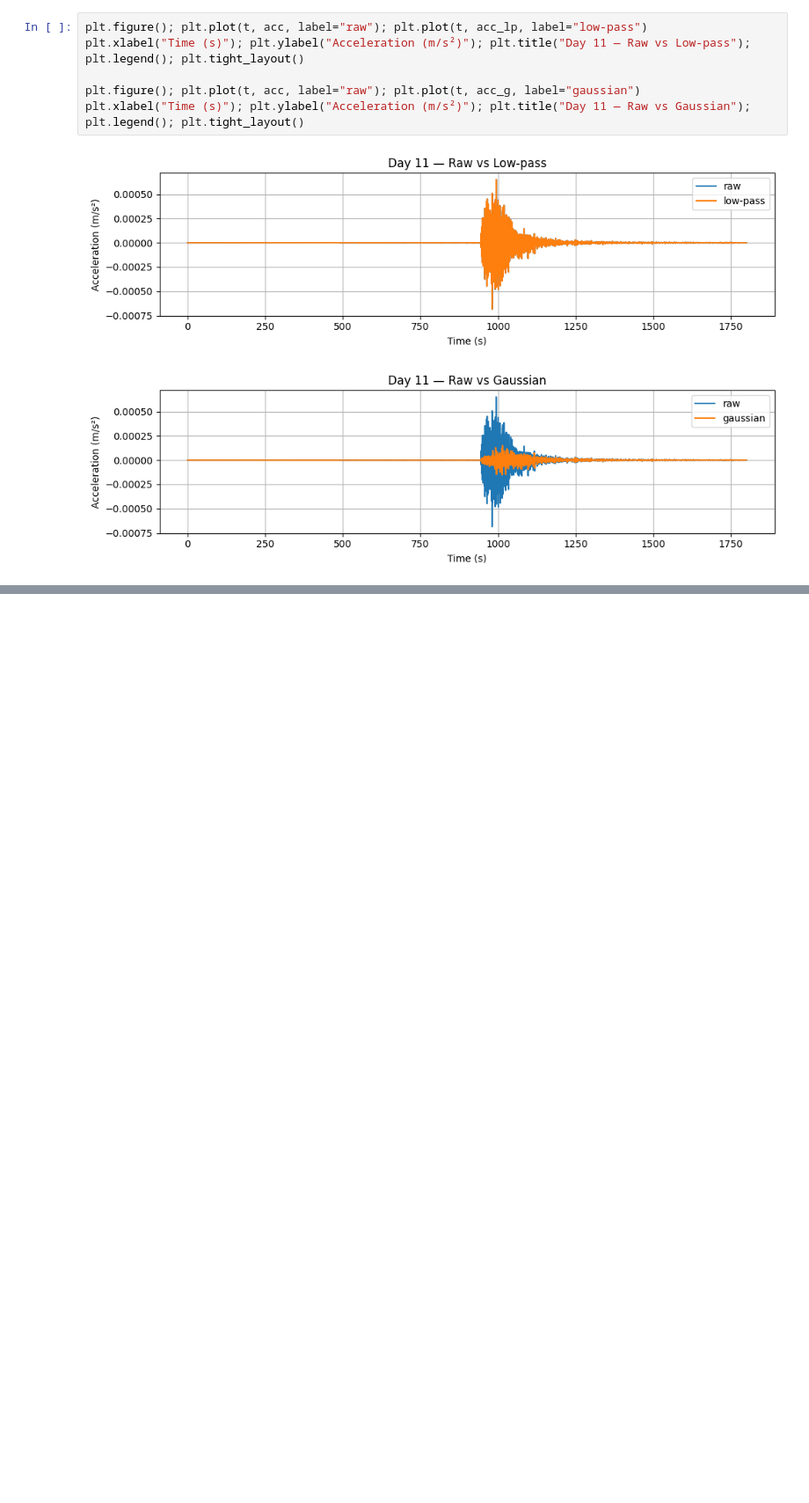
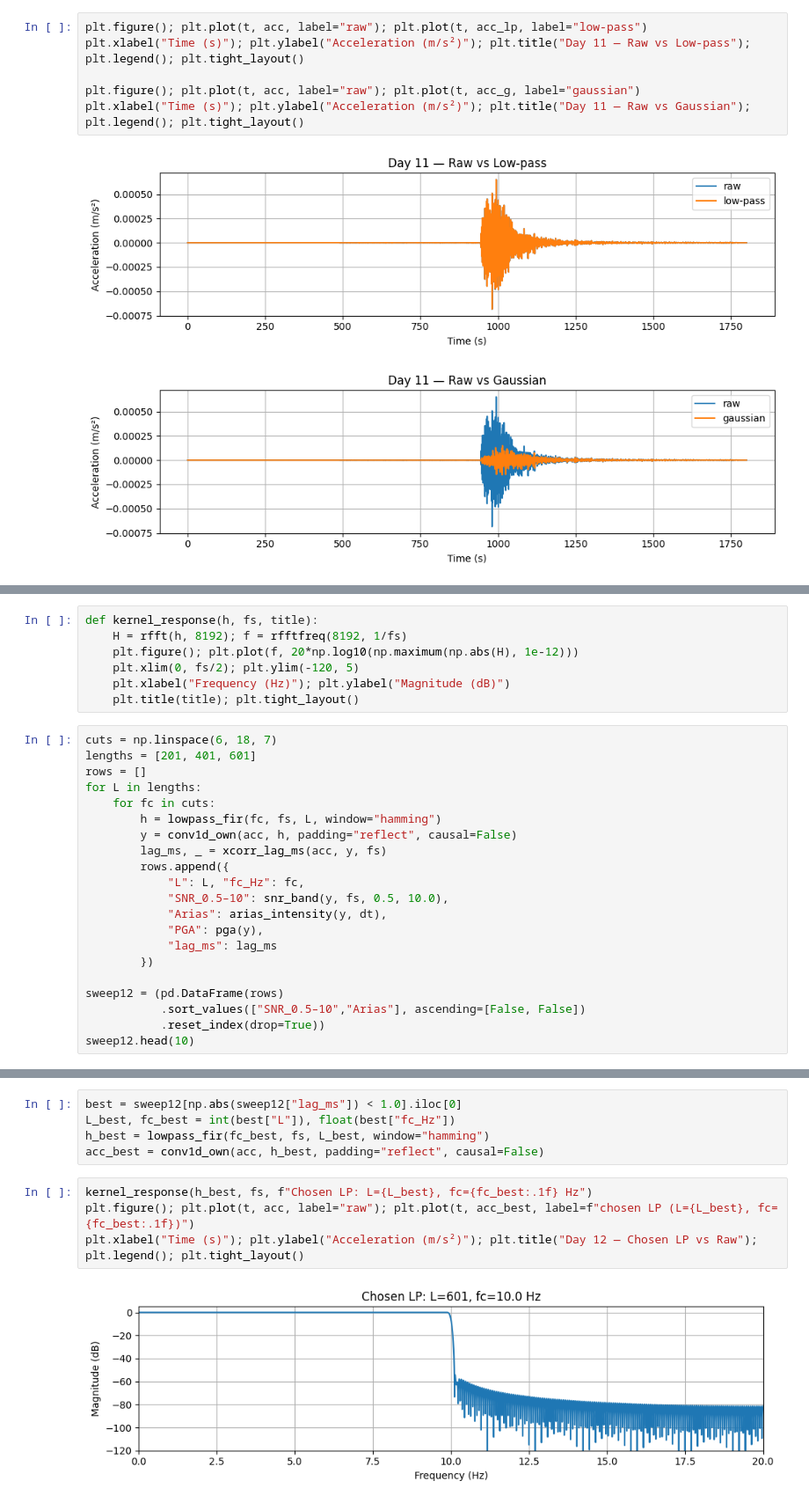
Before and after one commit to infamousperi/GBSV_MC, a Jupyter notebook: MC1/Convolution_Filtering_in_the_Spatial_Domain.ipynb, the cells around one changed output, grey strips where cells are left out. Shown at 88% size. Cells and saved outputs as stored; diff of their text form; blank space fills up the shorter version.

```diff
--- a/MC1/Convolution_Filtering_in_the_Spatial_Domain.ipynb
+++ b/MC1/Convolution_Filtering_in_the_Spatial_Domain.ipynb
@@ -394,0 +397,28 @@ plt.xlabel("Time (s)"); plt.ylabel("Acceleration (m/s²)"); plt.title("Day 11
+# %%
+def kernel_response(h, fs, title):
+    H = rfft(h, 8192); f = rfftfreq(8192, 1/fs)
+    plt.figure(); plt.plot(f, 20*np.log10(np.maximum(np.abs(H), 1e-12)))
+    plt.xlim(0, fs/2); plt.ylim(-120, 5)
+    plt.xlabel("Frequency (Hz)"); plt.ylabel("Magnitude (dB)")
+    plt.title(title); plt.tight_layout()
+# %%
+cuts = np.linspace(6, 18, 7)
+lengths = [201, 401, 601]
+rows = []
+for L in lengths:
+    for fc in cuts:
+        h = lowpass_fir(fc, fs, L, window="hamming")
+        y = conv1d_own(acc, h, padding="reflect", causal=False)
+        lag_ms, _ = xcorr_lag_ms(acc, y, fs)
+        rows.append({
+            "L": L, "fc_Hz": fc,
+            "SNR_0.5–10": snr_band(y, fs, 0.5, 10.0),
+            "Arias": arias_intensity(y, dt),
+            "PGA": pga(y),
+            "lag_ms": lag_ms
+        })
+
+sweep12 = (pd.DataFrame(rows)
+           .sort_values(["SNR_0.5–10","Arias"], ascending=[False, False])
+           .reset_index(drop=True))
+sweep12.head(10)
@@ -394,0 +437,11 @@ plt.xlabel("Time (s)"); plt.ylabel("Acceleration (m/s²)"); plt.title("Day 11
+# %%
+best = sweep12[np.abs(sweep12["lag_ms"]) < 1.0].iloc[0]
+L_best, fc_best = int(best["L"]), float(best["fc_Hz"])
+h_best = lowpass_fir(fc_best, fs, L_best, window="hamming")
+acc_best = conv1d_own(acc, h_best, padding="reflect", causal=False)
+# %%
+kernel_response(h_best, fs, f"Chosen LP: L={L_best}, fc={fc_best:.1f} Hz")
+plt.figure(); plt.plot(t, acc, label="raw"); plt.plot(t, acc_best, label=f"chosen LP (L={L_best}, fc={fc_best:.1f})")
+plt.xlabel("Time (s)"); plt.ylabel("Acceleration (m/s²)"); plt.title("Day 12 — Chosen LP vs Raw"); plt.legend(); plt.tight_layout()
+# %% [output]
+[figure, added]
```
Also changed, not shown: parts of 3 cells of this notebook.
